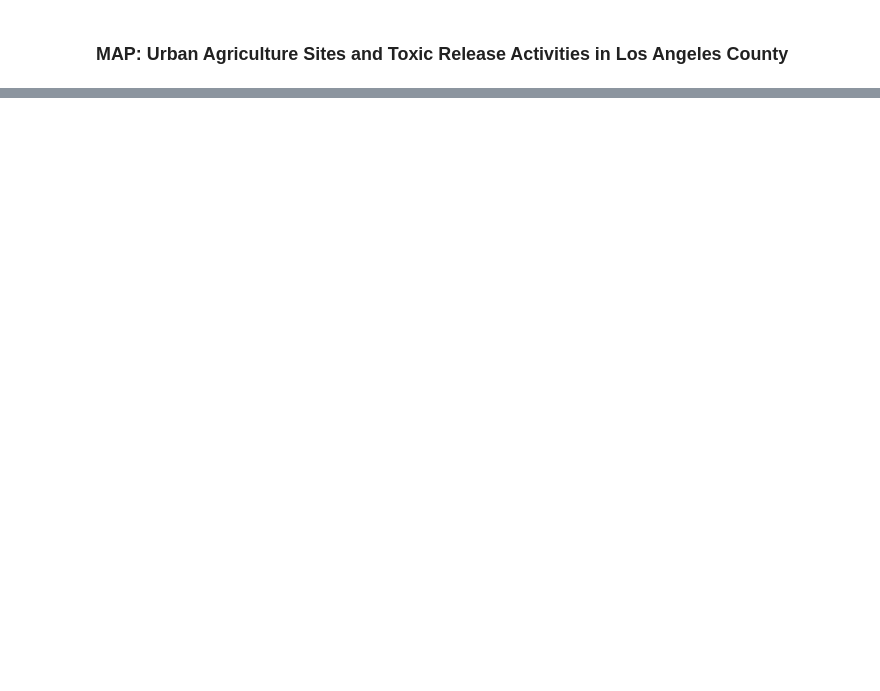
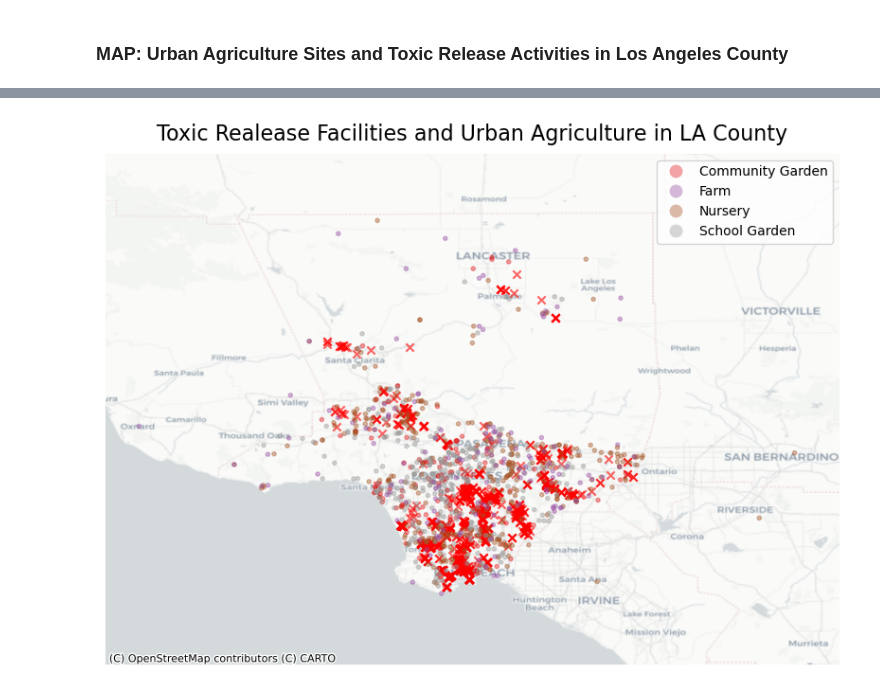
Before and after one commit to ngmelo/Food-Systems-Policy-Research, a Jupyter notebook: Food Systems and General Plans/LAC Map .ipynb, the cells around one changed output, grey strips where cells are left out. Saved outputs shown, nothing was run; the diff lists cells and outputs as text; code cells hidden in the pictures; blank space fills up the shorter version.

```diff
--- a/Food Systems and General Plans/LAC Map .ipynb
+++ b/Food Systems and General Plans/LAC Map .ipynb
@@ -145,0 +201,11 @@ print(UALACg2.shape)
+# %%
+# aggregating urban ag sites in LAC
+
+# renaming columns
+UALACg2.rename(columns = {'city': 'CITY_NAME', 'name': 'UA Sites'}, inplace = True)
+
+# adjusting letter case of cities in city column
+UALACg2['CITY_NAME'] = UALACg2['CITY_NAME'].str.title()
+
+UAsites = UALACg2.groupby('CITY_NAME')['UA Sites'].count()
+UAsites
@@ -145,0 +235,12 @@ print(UALACg2.shape)
+# %%
+# aggregating toxic release facilities in LAC
+
+# renaming columns
+toxrelLACg.rename(columns = {'6. CITY': 'CITY_NAME', '4. FACILITY NAME': 'Facilities'}, inplace = True)
+
+# adjusting letter case of cities in city column
+toxrelLACg['CITY_NAME'] = toxrelLACg['CITY_NAME'].str.title()
+
+# aggregating facility counts by city
+toxrelsites = toxrelLACg.groupby('CITY_NAME')['Facilities'].count()
+toxrelsites
@@ -146,2 +305,4 @@ print(UALACg2.shape)
 # %% [markdown]
 ### MAP: Urban Agriculture Sites and Toxic Release Activities in Los Angeles County
+# %%
+toxrelLACg2 = toxrelLACg.set_index('Facilities')
@@ -148,27 +331,28 @@ print(UALACg2.shape)
 # %%
 # quick plot
 fig, ax = plt.subplots(figsize=(10,10))
 
 # tox release layer
-toxrelLACg.plot(ax=ax,
-                column= '4. FACILITY NAME',
+toxrelLACg2.plot(ax=ax,
                 marker='x',
                 color='red',
                 alpha=.6,
                 legend=False)
 # urban ag layer
 UALACg2.plot(ax=ax,
                 column= 'type_',
                 marker='.',
                 cmap='Set1',
                 alpha=.4,
                 legend=True)
 # customs
 ax.axis('off')
 ax.set_title("Toxic Realease Facilities and Urban Agriculture in LA County",fontsize=16, pad=10)
 
 # focusing on LA County sans Avalon
 ax.set_ylim(33.5,35)
 
 # basemap
 ctx.add_basemap(ax, crs='EPSG:4326', source=ctx.providers.CartoDB.Positron)
+# %% [output]
+[figure, added]
```
Also changed, not shown: parts of 24 cells of this notebook, 2 other files.
